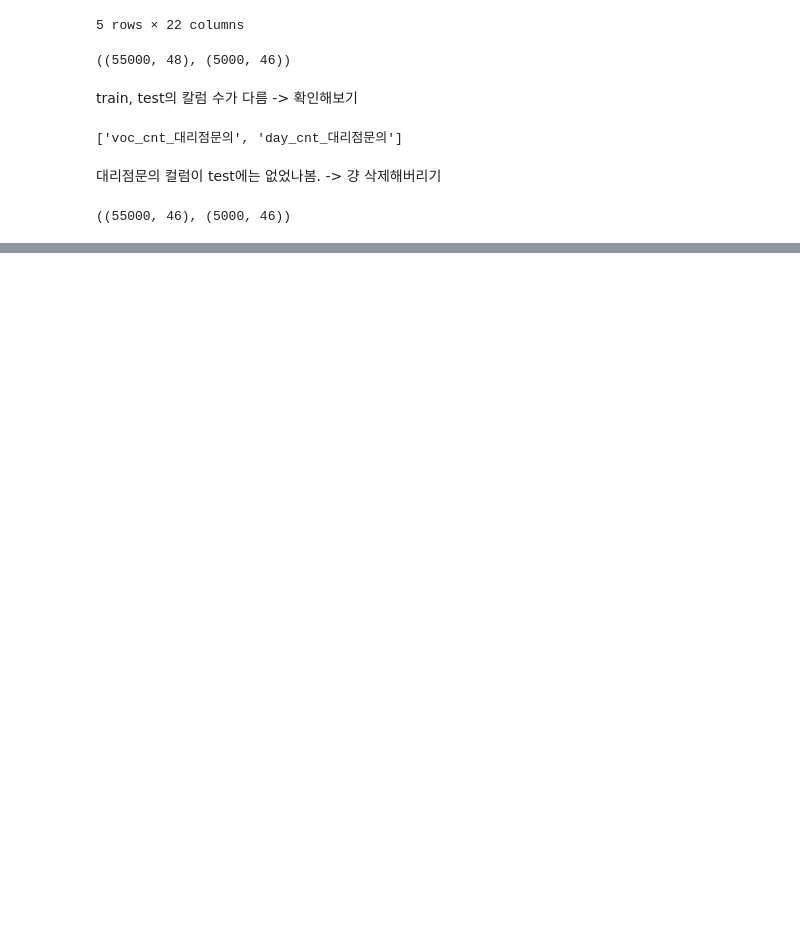
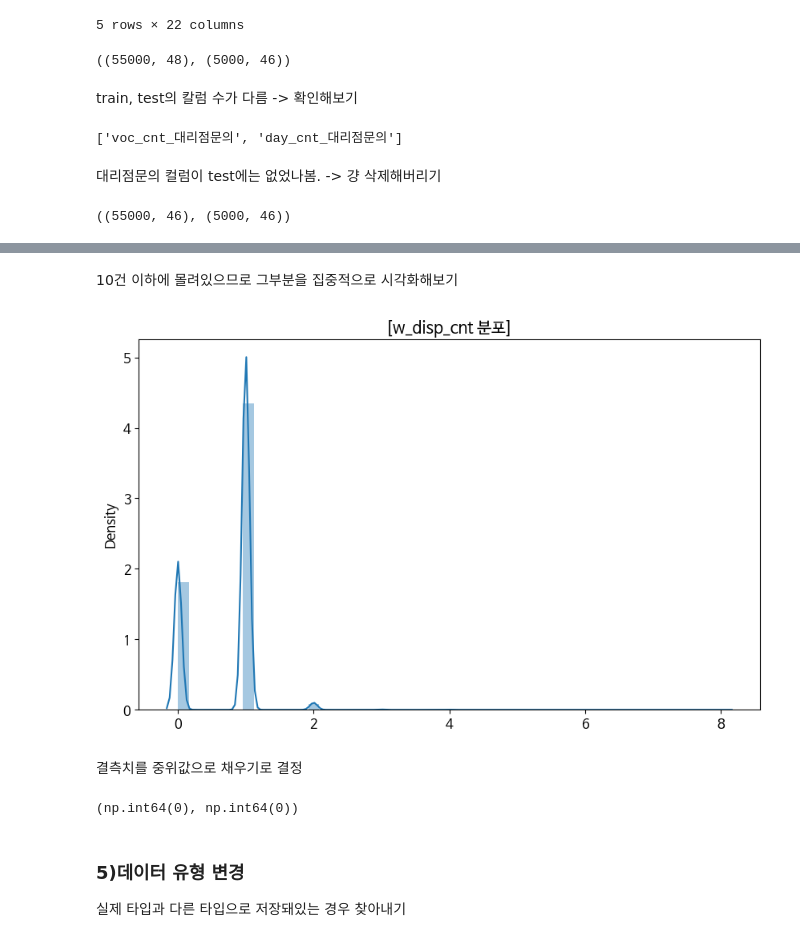
Before and after one commit to sujeengim/mini-ai-study, a Jupyter notebook: practice/prediction/customer_prediction.ipynb, the cells around one changed output, grey strips where cells are left out. Cells and saved outputs as stored; diff of their text form; code cells hidden in the pictures; blank space fills up the shorter version.

```diff
--- a/practice/prediction/customer_prediction.ipynb
+++ b/practice/prediction/customer_prediction.ipynb
@@ -280,0 +385,19 @@ train_data.shape, test_data.shape
+# %% [markdown]
+10건 이하에 몰려있으므로 그부분을 집중적으로 시각화해보기
+# %%
+plt.figure(figsize=(10,6))
+sns.distplot(x=train_data[train_data['w_disp_cnt']<10]['w_disp_cnt'])
+plt.title("[w_disp_cnt 분포]")
+plt.show()
+# %% [output]
+[figure, added]
+# %% [markdown]
+결측치를 중위값으로 채우기로 결정
+# %%
+train_data['w_disp_cnt'].fillna(train_data['w_disp_cnt'].median(), inplace=True)
+train_data.isnull().sum().sum(), test_data.isnull().sum().sum()
+# %% [output]
+(np.int64(0), np.int64(0))
+# %% [markdown]
+### 5)데이터 유형 변경
+실제 타입과 다른 타입으로 저장돼있는 경우 찾아내기
```
Also changed, not shown: parts of 17 cells of this notebook.
